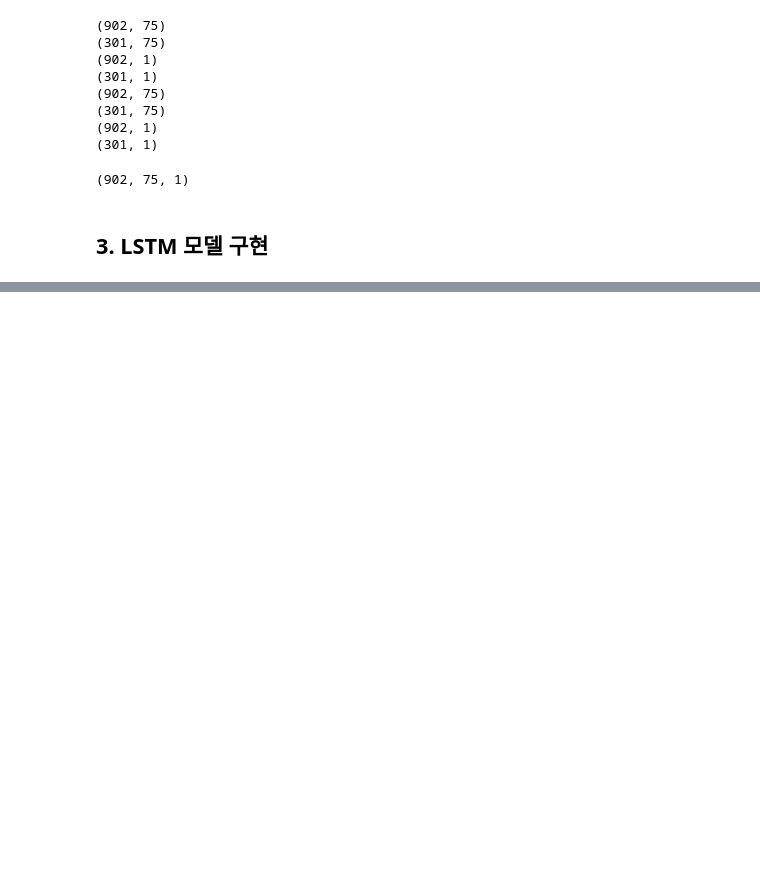
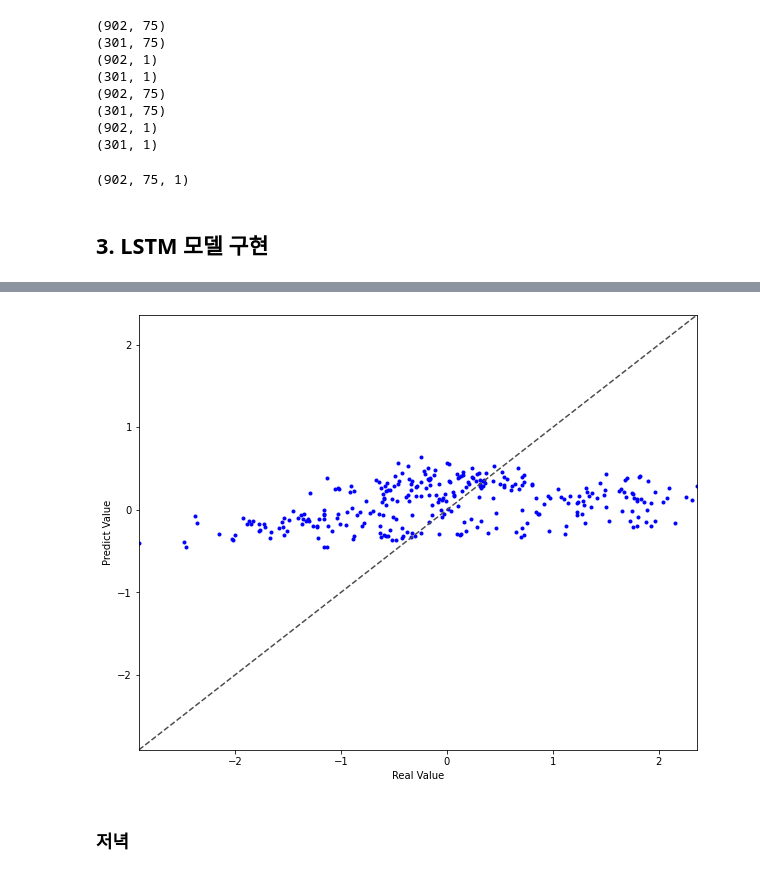
Before and after one commit to obilige/Team3, a Jupyter notebook: team/jeong/jaehoon_LSTM.ipynb, the cells around one changed output, grey strips where cells are left out. Drawn from its saved outputs; the diff is of its cells as text; code cells hidden in the pictures; blank space fills up the shorter version.

```diff
--- a/team/jeong/jaehoon_LSTM.ipynb
+++ b/team/jeong/jaehoon_LSTM.ipynb
@@ -93,0 +171,5 @@ model = keras.Sequential([
+# %%
+lunch_y_train = lunch_y_train.astype(float)
+lunch_y_test = lunch_y_test.astype(float)
+dinner_y_train = dinner_y_train.astype(float)
+dinner_y_test = dinner_y_test.astype(float)
@@ -93,0 +232,21 @@ model = keras.Sequential([
+# %%
+model = keras.Sequential([
+    layers.LSTM(256, input_shape=(None, 1)),
+    layers.Dense(1)
+])
+model.compile(optimizer = tf.keras.optimizers.Adam(lr=0.0001), loss = 'mse')
+model.summary()
+
+# model = keras.Sequential([
+#     layers.LSTM(128, input_shape=(None, 1)),
+#     layers.Dense(128),
+#     layers.Dense(1)
+# ])
+# model.compile(optimizer = tf.keras.optimizers.Adam(lr=0.00001), loss = 'mse', metrics=['accuracy'])
+# model.summary()
+
+# model = keras.Sequential() # Sequeatial Model
+# model.add(layers.LSTM(20, input_shape=(28, 1))) # (timestep, feature)
+# model.add(Dense(1)) # output = 1
+# model.compile(loss='mean_squared_error', optimizer='adam')
+# model.summary()
@@ -93,0 +269,5 @@ model = keras.Sequential([
+# %%
+early_stop = EarlyStopping(monitor='loss', patience=1, verbose=1)
+
+model.fit(lunch_X_train, lunch_y_train, epochs=100,
+          batch_size=30, verbose=1, callbacks=[early_stop])
@@ -93,0 +302,14 @@ model = keras.Sequential([
+# %%
+pred = model.predict(lunch_X_test)
+
+plt.figure(figsize=(10,8))
+plt.plot(lunch_y_test, pred, 'b.')
+
+plt.axis([min(lunch_y_test), max(lunch_y_test), min(lunch_y_test), max(lunch_y_test)])
+
+plt.plot([min(lunch_y_test), max(lunch_y_test)], [min(lunch_y_test), max(lunch_y_test)], ls = "--", c=".3")
+plt.xlabel("Real Value")
+plt.ylabel("Predict Value")
+
+plt.show()
+# %% [output]
@@ -93,0 +318,3 @@ model = keras.Sequential([
+[figure, added]
+# %% [markdown]
+### 저녁
```
Also changed, not shown: parts of 27 cells of this notebook.
